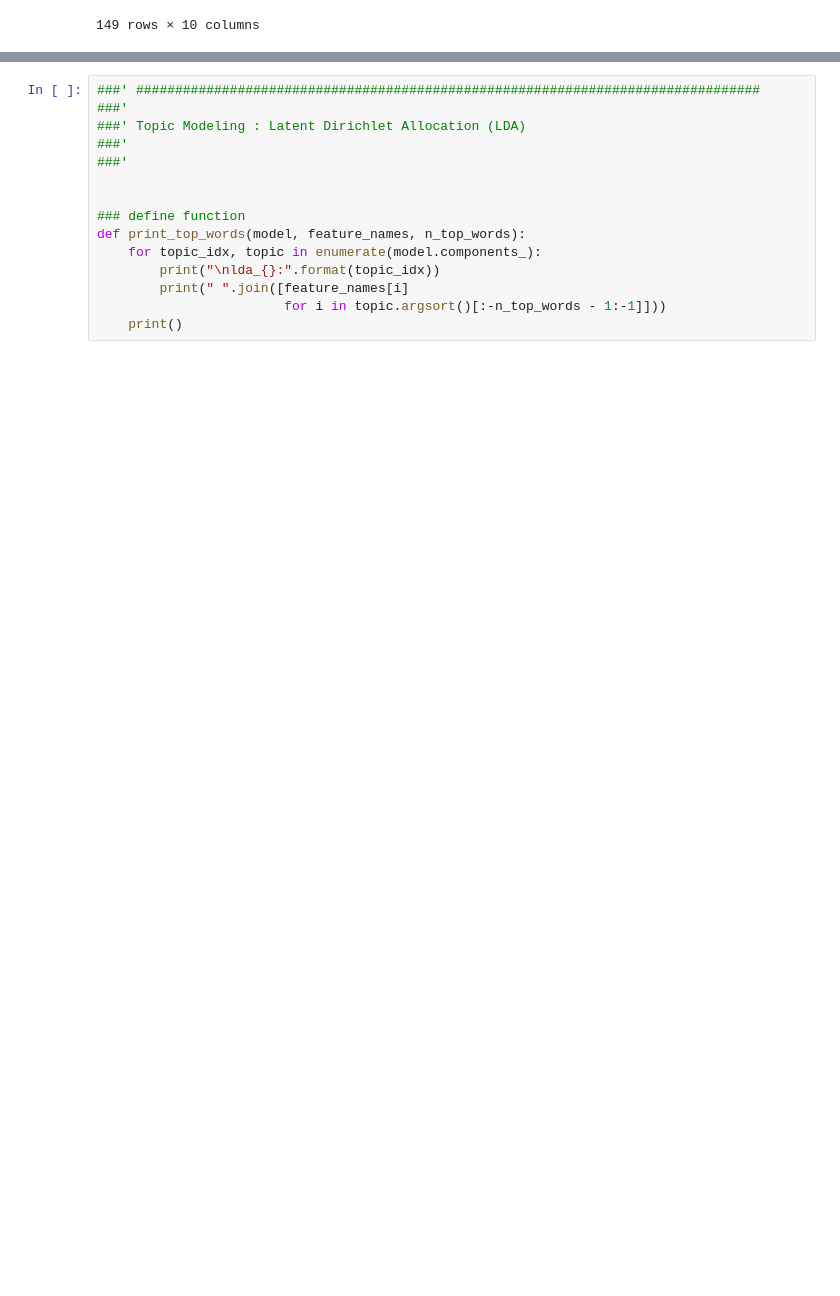
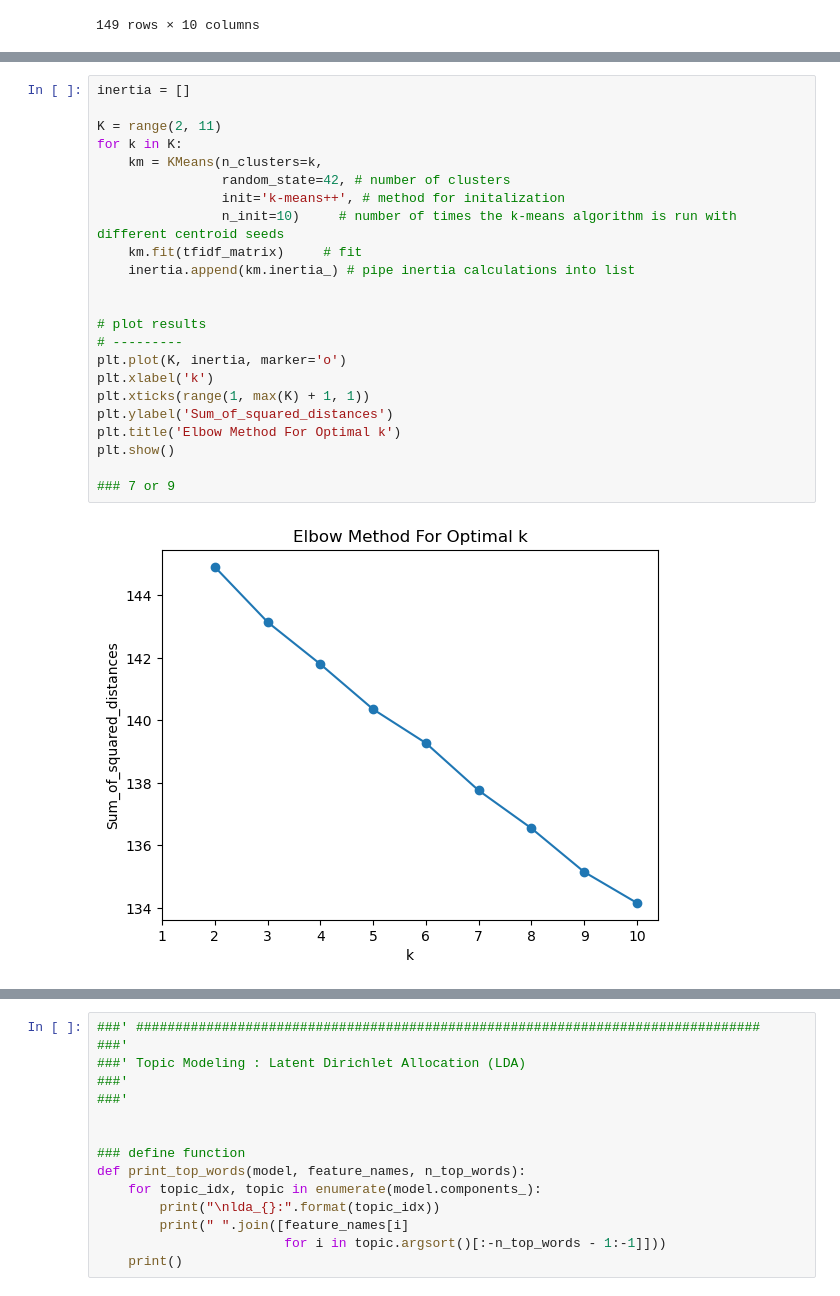
Before and after one commit to hyemin20/TopicModeling, a Jupyter notebook: 3. Topic Modeling1.ipynb, the cells around one changed output, grey strips where cells are left out. Saved outputs shown, nothing was run; the diff lists cells and outputs as text; blank space fills up the shorter version.

```diff
--- a/3. Topic Modeling1.ipynb
+++ b/3. Topic Modeling1.ipynb
@@ -257,0 +384,25 @@ plt.show()
+# %%
+inertia = []
+
+K = range(2, 11)
+for k in K:
+    km = KMeans(n_clusters=k,
+                random_state=42, # number of clusters
+                init='k-means++', # method for initalization
+                n_init=10)     # number of times the k-means algorithm is run with different centroid seeds
+    km.fit(tfidf_matrix)     # fit
+    inertia.append(km.inertia_) # pipe inertia calculations into list
+
+
+# plot results
+# ---------
+plt.plot(K, inertia, marker='o')
+plt.xlabel('k')
+plt.xticks(range(1, max(K) + 1, 1))
+plt.ylabel('Sum_of_squared_distances')
+plt.title('Elbow Method For Optimal k')
+plt.show()
+
+### 7 or 9
+# %% [output]
+[figure, added]
```
Also changed, not shown: parts of 29 cells of this notebook.
